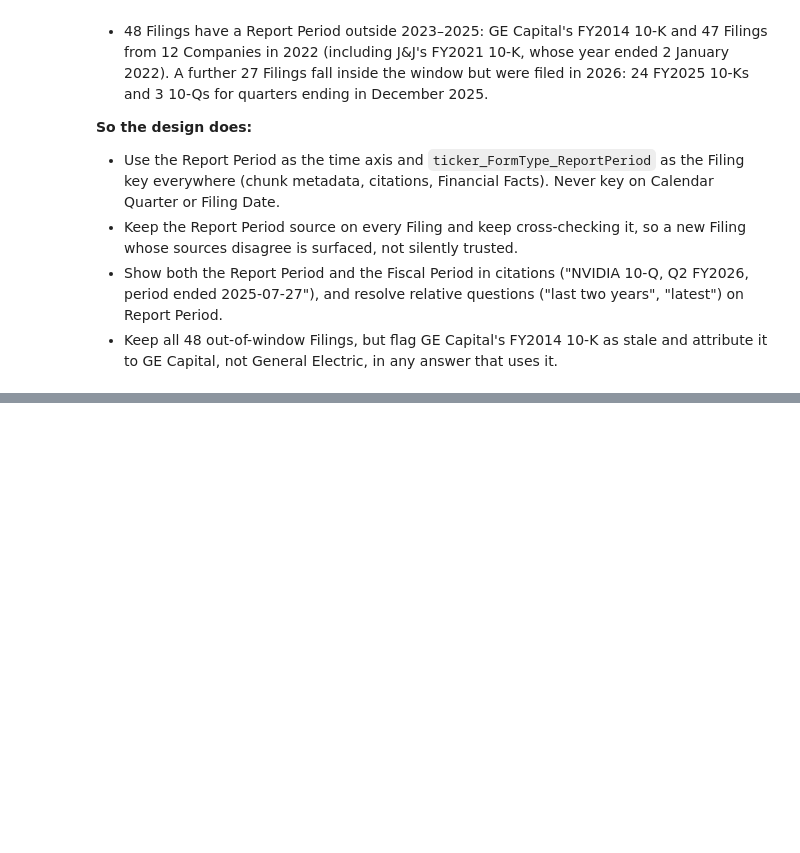
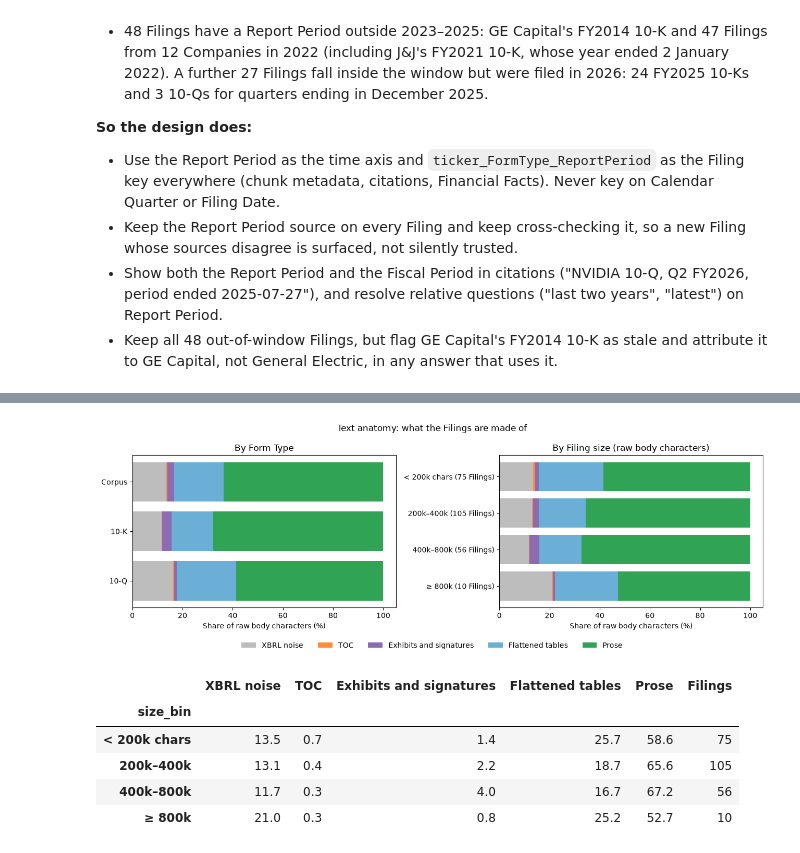
Before and after one commit to dwest1507/eliza-assessment, a Jupyter notebook: backend/notebooks/eda.ipynb, the cells around one changed output, grey strips where cells are left out. Saved outputs shown, nothing was run; the diff lists cells and outputs as text; code cells hidden in the pictures; blank space fills up the shorter version.

```diff
--- a/backend/notebooks/eda.ipynb
+++ b/backend/notebooks/eda.ipynb
@@ -453,0 +545,41 @@ By Form Type: {'10-Q': 3, '10-K': 24}
+# %%
+size_bins = [0, 200_000, 400_000, 800_000, float("inf")]
+size_labels = ["< 200k chars", "200k–400k", "400k–800k", "≥ 800k"]
+anat["size_bin"] = pd.cut(anat["raw_chars"], size_bins, labels=size_labels, right=False)
+by_size = anat.groupby("size_bin", observed=True)[CLASSES].sum()
+by_size = by_size.div(by_size.sum(axis=1), axis=0) * 100
+filings_per_bin = anat["size_bin"].value_counts().reindex(size_labels)
+
+class_colours = ["#bdbdbd", "#fd8d3c", "#8c6bb1", "#6baed6", "#31a354"]
+fig, (ax1, ax2) = plt.subplots(1, 2, figsize=(13, 4.5), sharex=True)
+for ax, frame, title, ylabels in [
+    (ax1, by_form, "By Form Type", by_form.index),
+    (
+        ax2,
+        by_size,
+        "By Filing size (raw body characters)",
+        [f"{b} ({filings_per_bin[b]} Filings)" for b in by_size.index],
+    ),
+]:
+    left = np.zeros(len(frame))
+    for cls, colour in zip(CLASSES, class_colours, strict=True):
+        ax.barh(range(len(frame)), frame[cls], left=left, color=colour, label=cls)
+        left += frame[cls].to_numpy()
+    ax.set_yticks(range(len(frame)), ylabels)
+    ax.invert_yaxis()
+    ax.set_title(title)
+    ax.set_xlabel("Share of raw body characters (%)")
+fig.legend(*ax1.get_legend_handles_labels(), loc="lower center", ncol=5, frameon=False)
+fig.suptitle("Text anatomy: what the Filings are made of")
+fig.tight_layout(rect=(0, 0.07, 1, 1))
+plt.show()
+
+by_size.round(1).assign(Filings=filings_per_bin)
+# %% [output]
+[figure, added]
+|  | XBRL noise | TOC | Exhibits and signatures | Flattened tables | Prose | Filings |
+| size_bin |  |  |  |  |  |  |
+| < 200k chars | 13.5 | 0.7 | 1.4 | 25.7 | 58.6 | 75 |
+| 200k–400k | 13.1 | 0.4 | 2.2 | 18.7 | 65.6 | 105 |
+| 400k–800k | 11.7 | 0.3 | 4.0 | 16.7 | 67.2 | 56 |
+| ≥ 800k | 21.0 | 0.3 | 0.8 | 25.2 | 52.7 | 10 |
```
Also changed, not shown: parts of 5 cells of this notebook, 5 other files.
